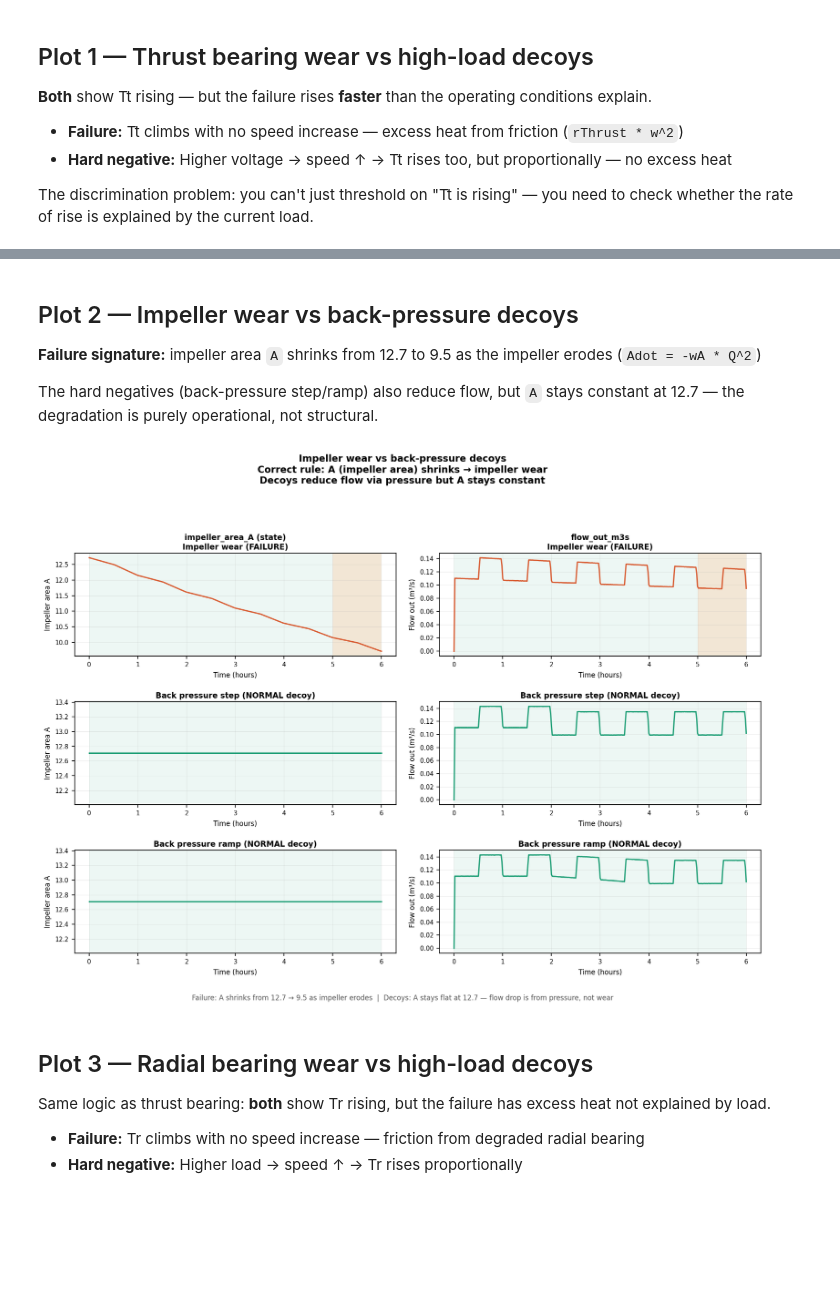
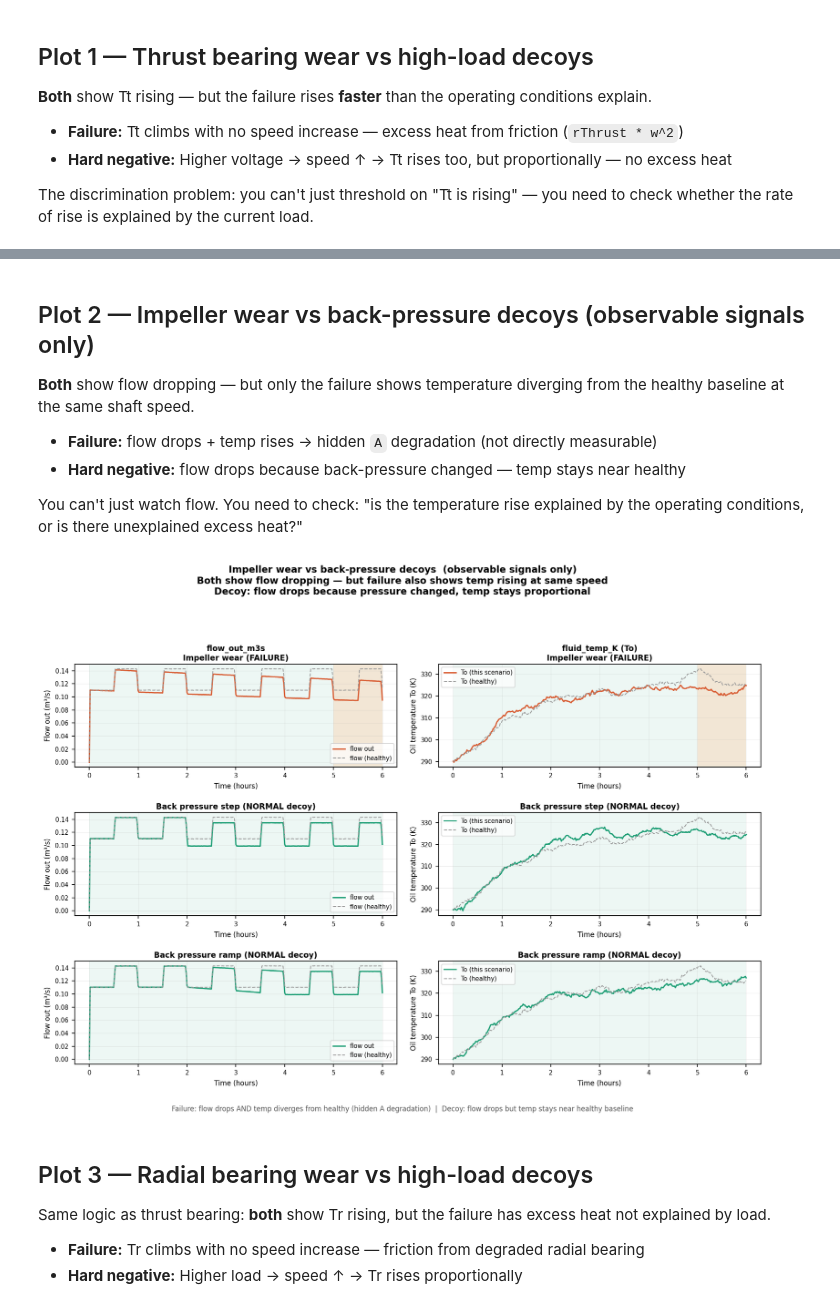
Before and after one commit to rammi-dev/synthetic-data, a Jupyter notebook: sample_visualiser_executed.ipynb, the cells around one changed output, grey strips where cells are left out. Drawn from its saved outputs; the diff is of its cells as text; code cells hidden in the pictures; blank space fills up the shorter version.

Commit message:
Impeller more readable

```diff
--- a/sample_visualiser_executed.ipynb
+++ b/sample_visualiser_executed.ipynb
@@ -178,54 +178,61 @@ plt.show()
 # %% [markdown]
-## Plot 2 — Impeller wear vs back-pressure decoys
+## Plot 2 — Impeller wear vs back-pressure decoys (observable signals only)
 
-**Failure signature:** impeller area `A` shrinks from 12.7 to 9.5 as the impeller erodes (`Adot = -wA * Q^2`)
+**Both** show flow dropping — but only the failure shows temperature diverging from the healthy baseline at the same shaft speed.
 
-The hard negatives (back-pressure step/ramp) also reduce flow, but `A` stays constant at 12.7 — the degradation is purely operational, not structural.
+- **Failure:** flow drops + temp rises → hidden `A` degradation (not directly measurable)
+- **Hard negative:** flow drops because back-pressure changed — temp stays near healthy
+
+You can't just watch flow. You need to check: "is the temperature rise explained by the operating conditions, or is there unexplained excess heat?"
 # %%
 impeller_scenarios = [
     ("pump_impeller_wear",       "Impeller wear (FAILURE)"),
     ("decoy_back_pressure_step", "Back pressure step (NORMAL decoy)"),
     ("decoy_back_pressure_ramp", "Back pressure ramp (NORMAL decoy)"),
 ]
 
 fig, axes = plt.subplots(3, 2, figsize=(12, 9))
 fig.suptitle(
-    "Impeller wear vs back-pressure decoys\n"
-    "Correct rule: A (impeller area) shrinks \u2192 impeller wear\n"
-    "Decoys reduce flow via pressure but A stays constant",
+    "Impeller wear vs back-pressure decoys  (observable signals only)\n"
+    "Both show flow dropping \u2014 but failure also shows temp rising at same speed\n"
+    "Decoy: flow drops because pressure changed, temp stays proportional",
     fontsize=11, fontweight="bold", y=0.99
 )
 
 for row, (name, title) in enumerate(impeller_scenarios):
     df     = results[name]
     colour = COLOURS["failure"] if "wear" in name else COLOURS["decoy"]
 
-    # Left: impeller area A
+    # Left: flow_out
     ax = axes[row, 0]
     _shade_labels(ax, df)
-    _plot_line(ax, df, "impeller_area_A", colour, "A (impeller area)")
-    _finish_ax(ax, "Impeller area A", title, show_legend=False)
+    _plot_line(ax, df, "flow_out_m3s", colour, "flow out")
+    ax.plot(normal_df["time_h"], normal_df["flow_out_m3s"],
+            color="#999", linewidth=1.0, linestyle="--", label="flow (healthy)")
+    _finish_ax(ax, "Flow out (m\u00b3/s)", title)
 
-    # Right: flow_out
+    # Right: fluid temp
     ax = axes[row, 1]
     _shade_labels(ax, df)
-    _plot_line(ax, df, "flow_out_m3s", colour, "flow out")
-    _finish_ax(ax, "Flow out (m\u00b3/s)", title, show_legend=False)
+    _plot_line(ax, df, "fluid_temp_K", colour, "To (this scenario)")
+    ax.plot(normal_df["time_h"], normal_df["fluid_temp_K"],
+            color="#999", linewidth=1.0, linestyle="--", label="To (healthy)")
+    _finish_ax(ax, "Oil temperature To (K)", title)
 
-axes[0, 0].set_title("impeller_area_A (state)\n" + axes[0,0].get_title(),
+axes[0, 0].set_title("flow_out_m3s\n" + axes[0,0].get_title(),
                       fontsize=9, fontweight="bold", pad=4)
-axes[0, 1].set_title("flow_out_m3s\n" + axes[0,1].get_title(),
+axes[0, 1].set_title("fluid_temp_K (To)\n" + axes[0,1].get_title(),
                       fontsize=9, fontweight="bold", pad=4)
 
 fig.text(0.5, 0.01,
-         "Failure: A shrinks from 12.7 \u2192 9.5 as impeller erodes  |  "
-         "Decoys: A stays flat at 12.7 \u2014 flow drop is from pressure, not wear",
+         "Failure: flow drops AND temp diverges from healthy (hidden A degradation)  |  "
+         "Decoy: flow drops but temp stays near healthy baseline",
          ha="center", fontsize=8, color="#555")
 
 plt.tight_layout(rect=[0, 0.03, 1, 0.95])
 plt.show()
 # %% [output]
-[figure, old version]
+[figure, new version]
 # %% [markdown]
 ## Plot 3 — Radial bearing wear vs high-load decoys
 
```
Also changed, not shown: parts of 3 cells of this notebook, 2 other files.
